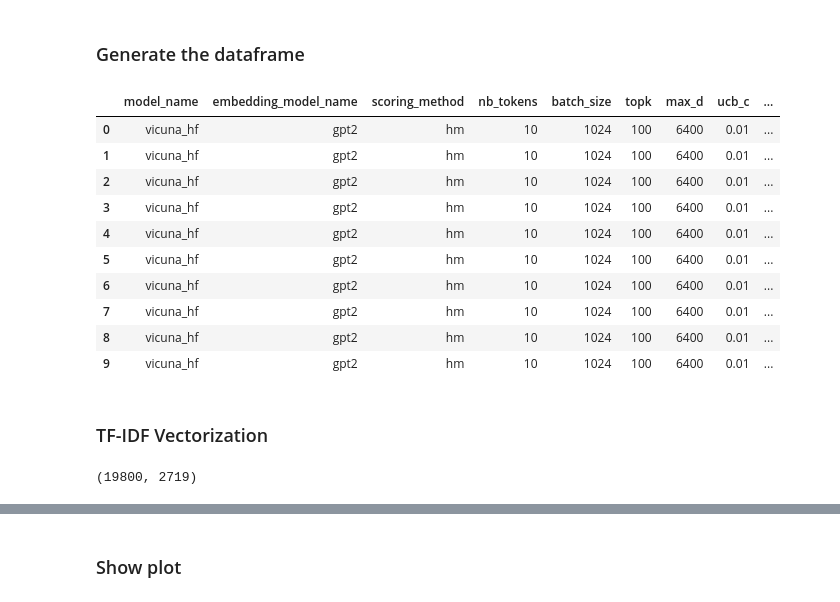
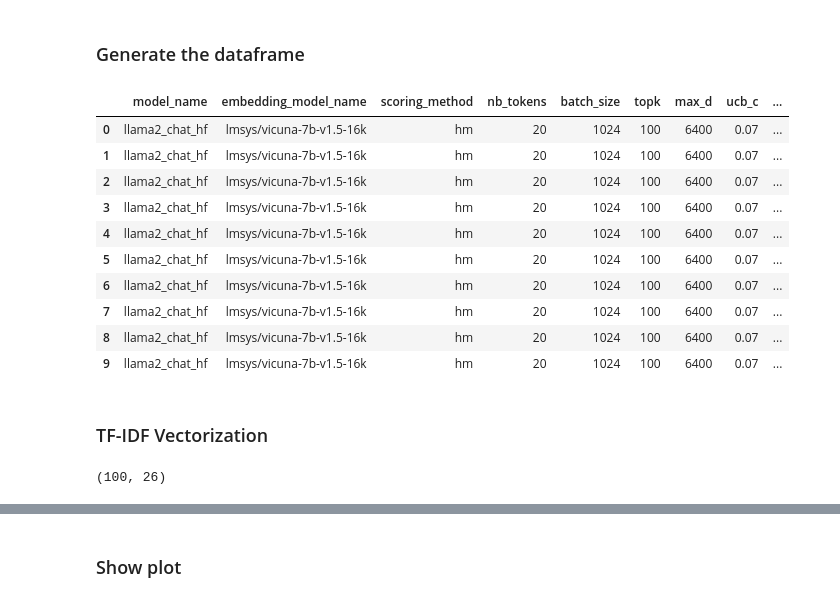
Before and after one commit to qroa/QROA, a Jupyter notebook: notebook/suffix_plot_tf-idf.ipynb, the cells around one changed output, grey strips where cells are left out. Cells and saved outputs as stored; diff of their text form; code cells hidden in the pictures.

```diff
--- a/notebook/suffix_plot_tf-idf.ipynb
+++ b/notebook/suffix_plot_tf-idf.ipynb
@@ -2,26 +2,28 @@
 ### Generate the dataframe
 # %%
 import numpy as np
-import pandas as pd  # Import pandas
+import pandas as pd
 
 # logging_generator.json contains the triggers generated and its associated score among other attributes
-file_path = '../logs/vicuna_hf/logging_generator.csv'
+file_path = '../logs/llama2_chat_hf/logging_generator.csv'
 with open(file_path, 'r') as f:
     df = pd.read_csv(f)
 
+df['average_cumulative_score'] = df['average_score'].cumsum() / (df.index + 1)
+
 df.head(10)
 # %% [output]
 |  | model_name | embedding_model_name | scoring_method | nb_tokens | batch_size | topk | max_d | ucb_c | ... |
-| 0 | vicuna_hf | gpt2 | hm | 10 | 1024 | 100 | 6400 | 0.01 | ... |
-| 1 | vicuna_hf | gpt2 | hm | 10 | 1024 | 100 | 6400 | 0.01 | ... |
-| 2 | vicuna_hf | gpt2 | hm | 10 | 1024 | 100 | 6400 | 0.01 | ... |
-| 3 | vicuna_hf | gpt2 | hm | 10 | 1024 | 100 | 6400 | 0.01 | ... |
-| 4 | vicuna_hf | gpt2 | hm | 10 | 1024 | 100 | 6400 | 0.01 | ... |
-| 5 | vicuna_hf | gpt2 | hm | 10 | 1024 | 100 | 6400 | 0.01 | ... |
-| 6 | vicuna_hf | gpt2 | hm | 10 | 1024 | 100 | 6400 | 0.01 | ... |
-| 7 | vicuna_hf | gpt2 | hm | 10 | 1024 | 100 | 6400 | 0.01 | ... |
-| 8 | vicuna_hf | gpt2 | hm | 10 | 1024 | 100 | 6400 | 0.01 | ... |
-| 9 | vicuna_hf | gpt2 | hm | 10 | 1024 | 100 | 6400 | 0.01 | ... |
+| 0 | llama2_chat_hf | lmsys/vicuna-7b-v1.5-16k | hm | 20 | 1024 | 100 | 6400 | 0.07 | ... |
+| 1 | llama2_chat_hf | lmsys/vicuna-7b-v1.5-16k | hm | 20 | 1024 | 100 | 6400 | 0.07 | ... |
+| 2 | llama2_chat_hf | lmsys/vicuna-7b-v1.5-16k | hm | 20 | 1024 | 100 | 6400 | 0.07 | ... |
+| 3 | llama2_chat_hf | lmsys/vicuna-7b-v1.5-16k | hm | 20 | 1024 | 100 | 6400 | 0.07 | ... |
+| 4 | llama2_chat_hf | lmsys/vicuna-7b-v1.5-16k | hm | 20 | 1024 | 100 | 6400 | 0.07 | ... |
+| 5 | llama2_chat_hf | lmsys/vicuna-7b-v1.5-16k | hm | 20 | 1024 | 100 | 6400 | 0.07 | ... |
+| 6 | llama2_chat_hf | lmsys/vicuna-7b-v1.5-16k | hm | 20 | 1024 | 100 | 6400 | 0.07 | ... |
+| 7 | llama2_chat_hf | lmsys/vicuna-7b-v1.5-16k | hm | 20 | 1024 | 100 | 6400 | 0.07 | ... |
+| 8 | llama2_chat_hf | lmsys/vicuna-7b-v1.5-16k | hm | 20 | 1024 | 100 | 6400 | 0.07 | ... |
+| 9 | llama2_chat_hf | lmsys/vicuna-7b-v1.5-16k | hm | 20 | 1024 | 100 | 6400 | 0.07 | ... |
 # %% [markdown]
 ### TF-IDF Vectorization
 # %%
@@ -32,7 +34,7 @@ tfidf_vectorizer = TfidfVectorizer(min_df=5, stop_words='english')
 tfidf_word_doc_matrix = tfidf_vectorizer.fit_transform(df['trigger'])
 print(tfidf_word_doc_matrix.shape)
 # %% [output]
-(19800, 2719)
+(100, 26)
 # %%
 import umap
 import umap.plot
```
Also changed, not shown: parts of 2 cells of this notebook, 2 other files.
